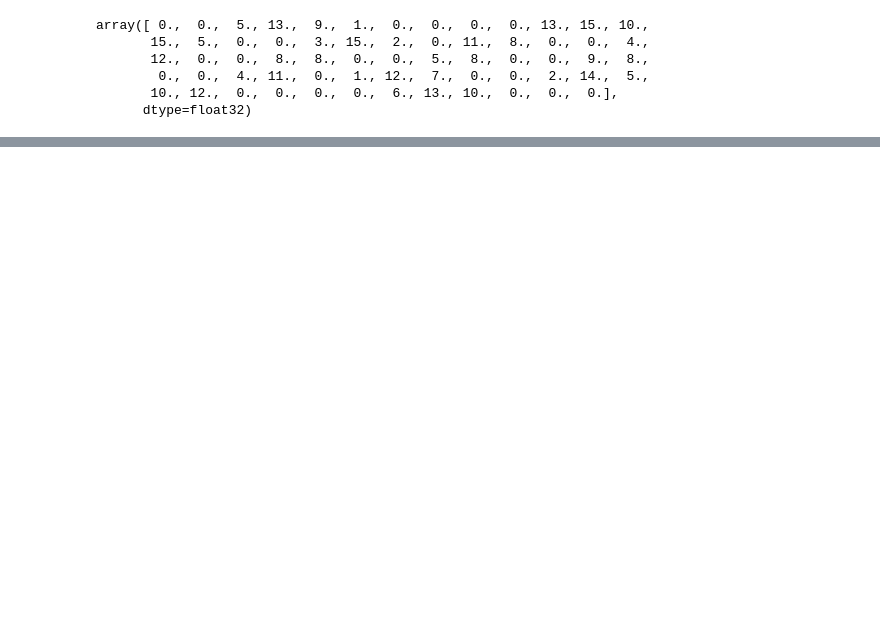
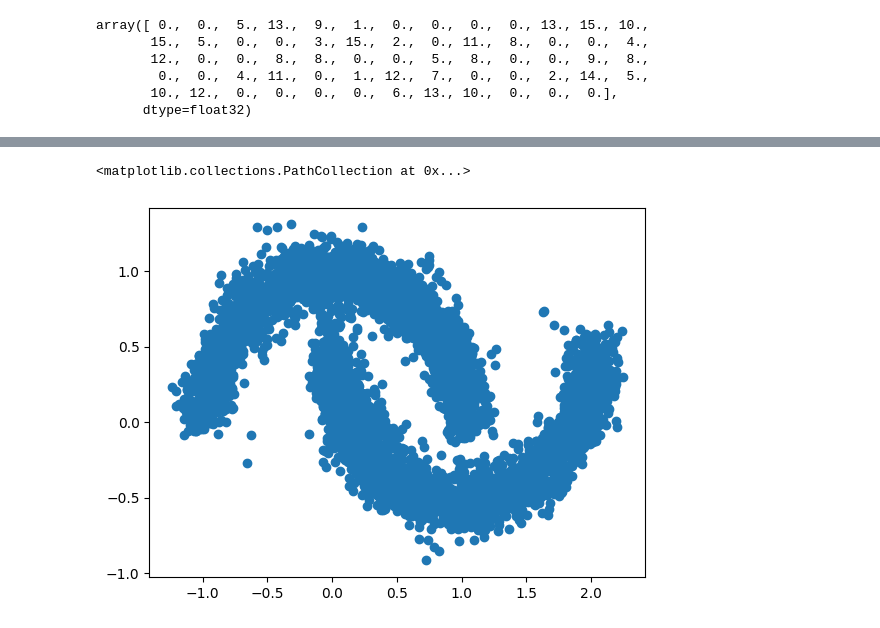
Before and after one commit to Hanifemam/generative-models, a Jupyter notebook: flow/realNVP.ipynb, the cells around one changed output, grey strips where cells are left out. Cells and saved outputs as stored; diff of their text form; code cells hidden in the pictures; blank space fills up the shorter version.

```diff
--- a/flow/realNVP.ipynb
+++ b/flow/realNVP.ipynb
@@ -110,0 +175,4 @@ class AffineCoupling(nn.Module):
+# %%
+# two-moons toy dataset for 2D RealNVP training
+moons, _ = datasets.make_moons(n_samples=5000, noise=0.1)
+data_2d = torch.tensor(moons, dtype=torch.float32, device=device)
@@ -110,0 +254,6 @@ class AffineCoupling(nn.Module):
+# %%
+model = RealNVP(dim=2, n_coupling=8, hidden=128, use_permute=False).to(device)
+
+train_realnvp_2d(model, data_2d, steps=5000, batch_size=256, lr=1e-3)
+
+samples = model.sample(5000, device=device)  # (5000,2)
@@ -110,0 +271,6 @@ class AffineCoupling(nn.Module):
+# %%
+import matplotlib.pyplot as plt
+plt.scatter(samples[:, 0].cpu(), samples[:, 1].cpu())
+# %% [output]
+<matplotlib.collections.PathCollection at 0x...>
+[figure, added]
```
Also changed, not shown: parts of 13 cells of this notebook.
